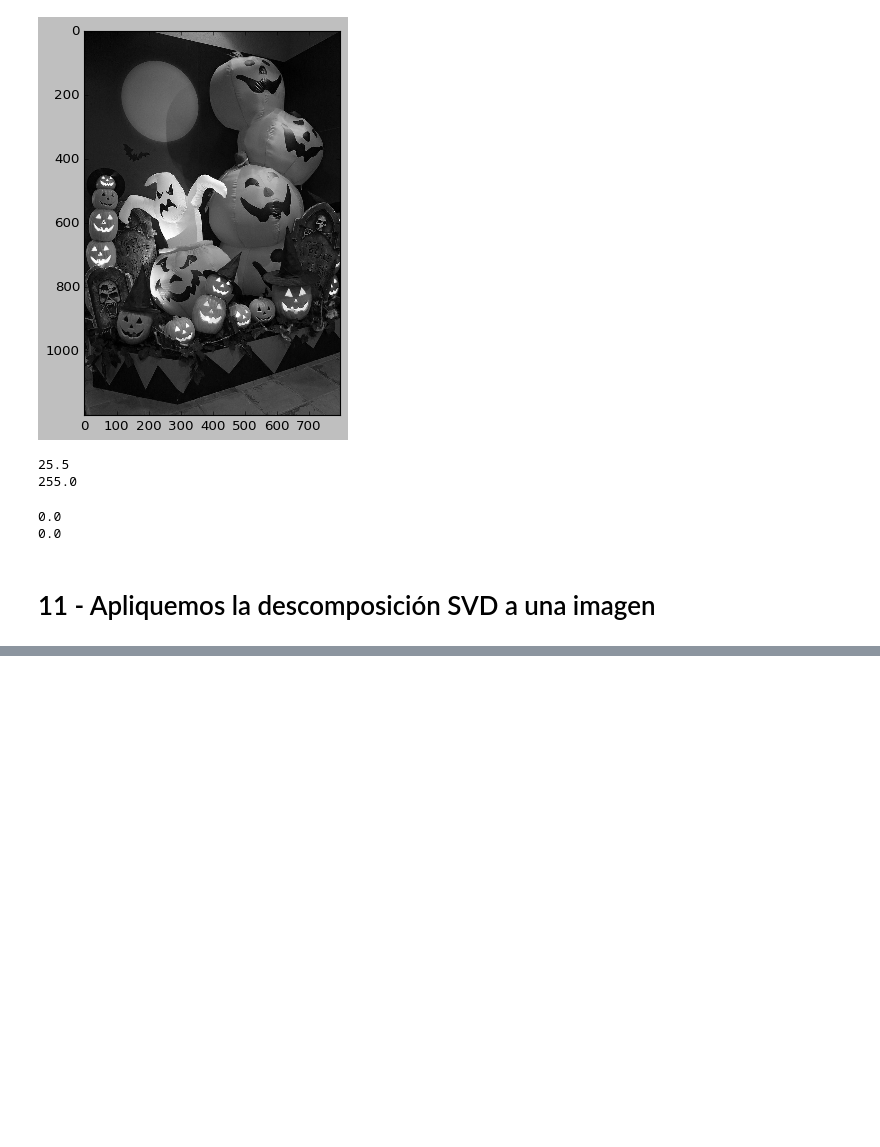
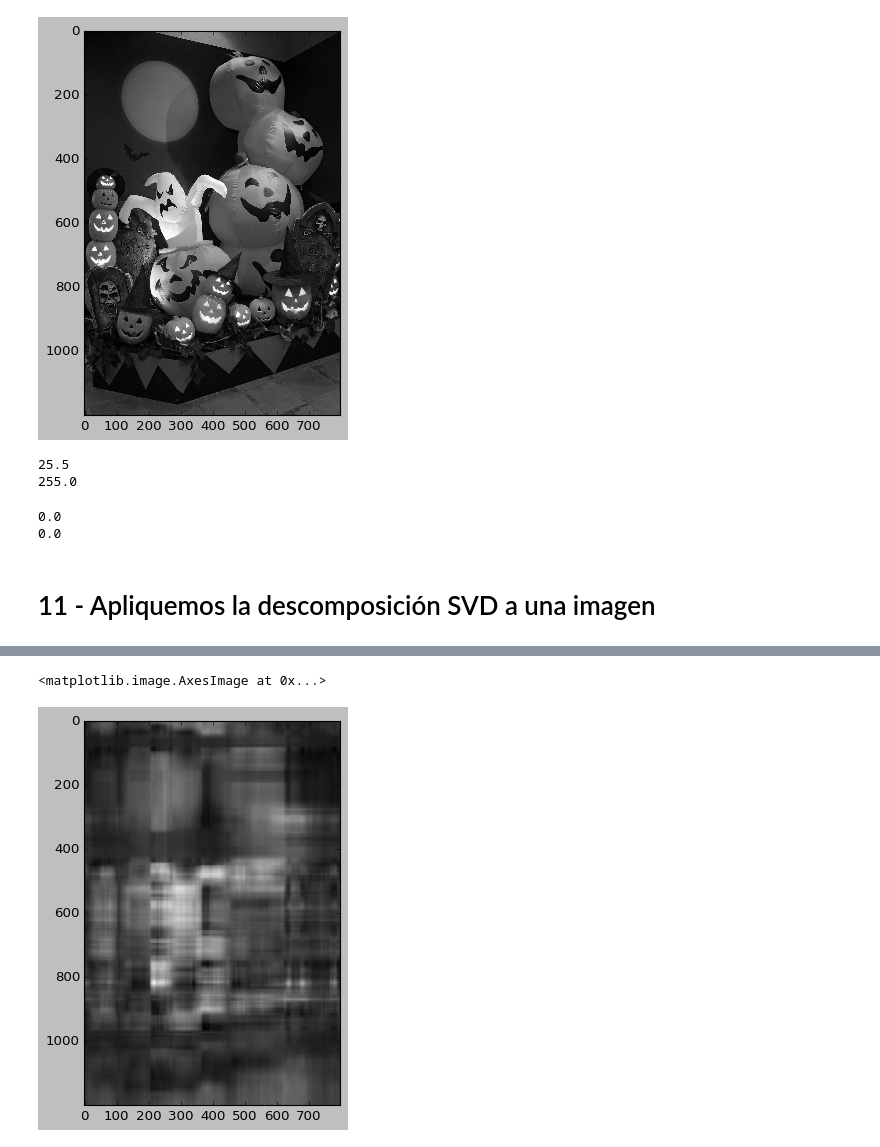
Before and after one commit to feracor/Curso-de-Algebra-Lineal-Aplicada-para-Machine-Learning, a Jupyter notebook: Algebra_Lineal_Aplicada_para_Machine_Learning.ipynb, the cells around one changed output, grey strips where cells are left out. Saved outputs shown, nothing was run; the diff lists cells and outputs as text; code cells hidden in the pictures; blank space fills up the shorter version.

```diff
--- a/Algebra_Lineal_Aplicada_para_Machine_Learning.ipynb
+++ b/Algebra_Lineal_Aplicada_para_Machine_Learning.ipynb
@@ -492,0 +523,9 @@ print(np.min(img_matriz))
+# %%
+#Reconstruccion
+nvalues = 5
+
+img_recons = np.matrix(U[:, :nvalues]) * np.diag (D[:nvalues]) * np.matrix(V[:nvalues,:])
+plt.imshow(img_recons, 'gray')
+# %% [output]
+<matplotlib.image.AxesImage at 0x...>
+[figure, added]
```
Also changed, not shown: parts of 9 cells of this notebook.
